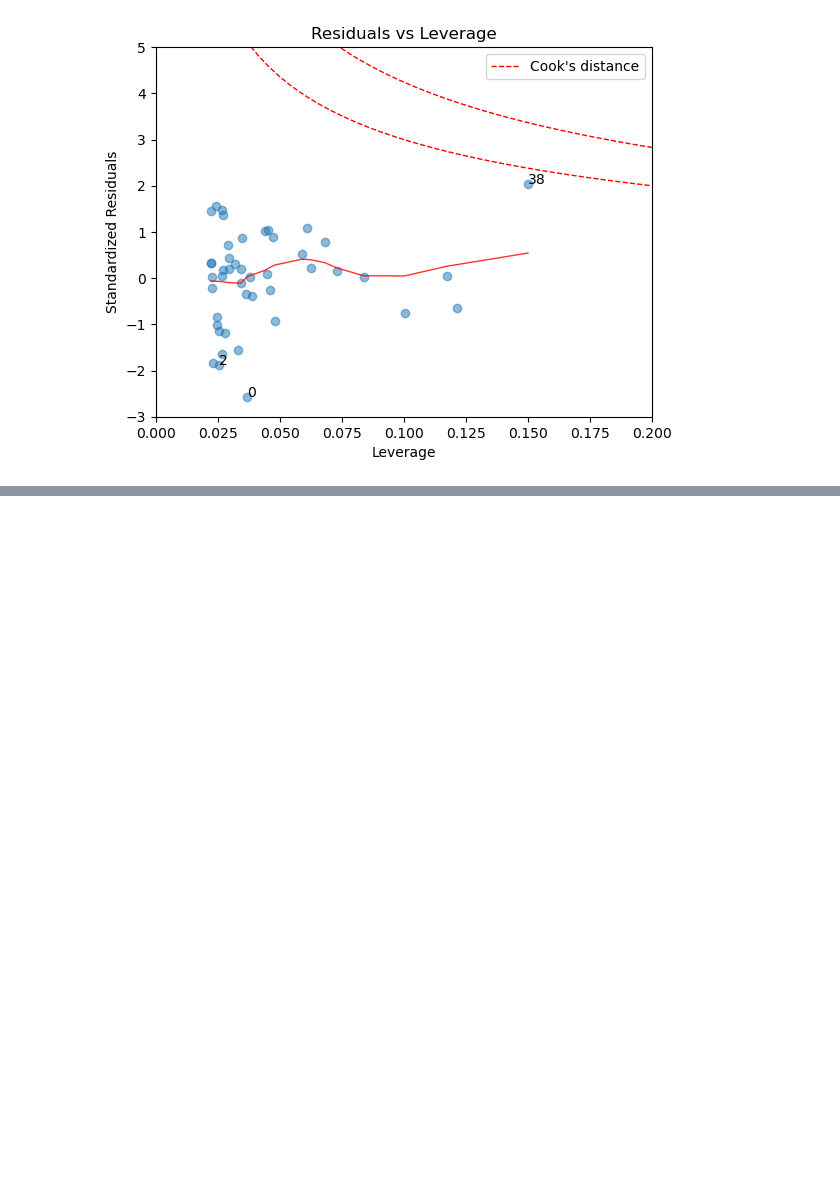
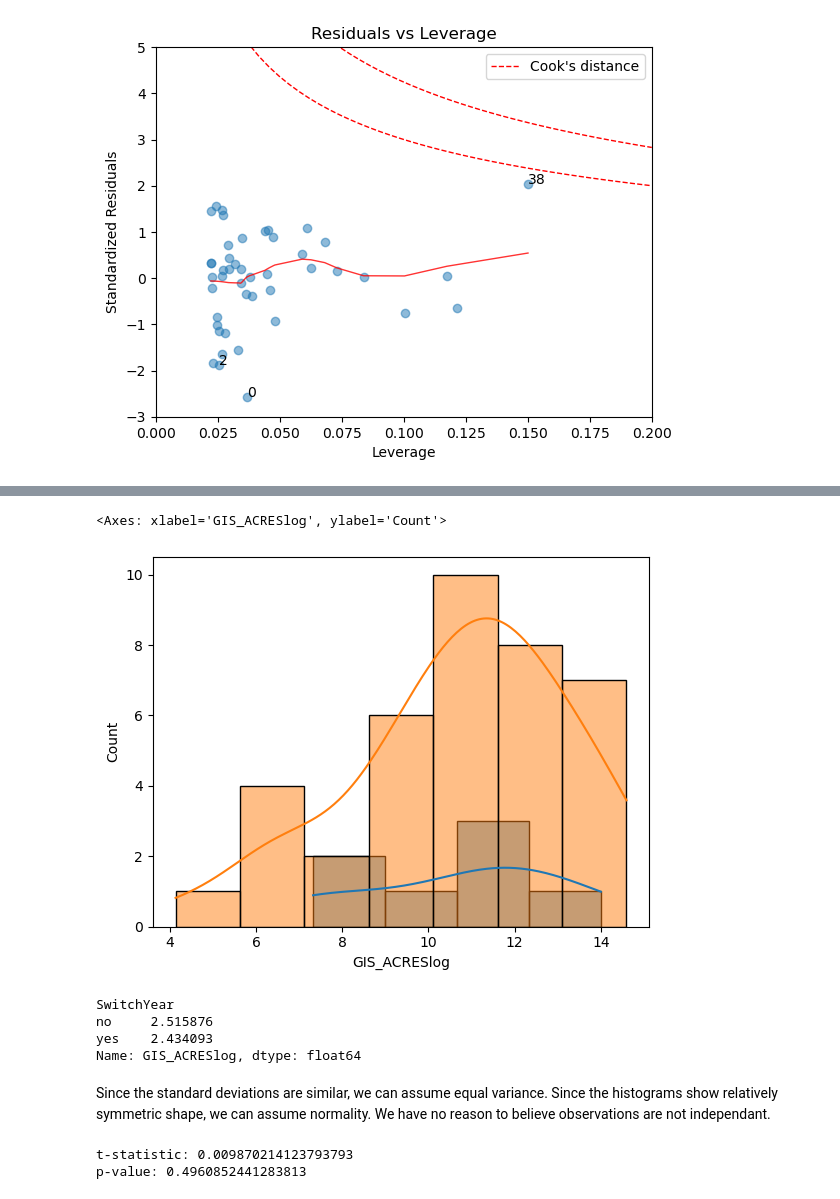
Before and after one commit to MitchellGriffin/GPHY491Project, a Jupyter notebook: ProjectCode.ipynb, the cells around one changed output, grey strips where cells are left out. Saved outputs shown, nothing was run; the diff lists cells and outputs as text; code cells hidden in the pictures; blank space fills up the shorter version.

Commit message:
finished t test

```diff
--- a/ProjectCode.ipynb
+++ b/ProjectCode.ipynb
@@ -342,0 +392,29 @@ Notes:
+# %%
+# histrograms
+switch = ENSOfire[ENSOfire['SwitchYear'] == 'yes']
+nonswitch = ENSOfire[ENSOfire['SwitchYear'] == 'no']
+sns.histplot(data=switch, x='GIS_ACRESlog', kde=True)
+sns.histplot(data=nonswitch, x='GIS_ACRESlog', kde=True)
+# %% [output]
+<Axes: xlabel='GIS_ACRESlog', ylabel='Count'>
+[figure, added]
+# %%
+std = ENSOfire.groupby('SwitchYear')['GIS_ACRESlog'].std()
+std
+# %% [output]
+SwitchYear
+no     2.515876
+yes    2.434093
+Name: GIS_ACRESlog, dtype: float64
+# %% [markdown]
+Since the standard deviations are similar, we can assume equal variance. Since the histograms show relatively symmetric shape, we can assume normality. We have no reason to believe observations are not independant.
+# %%
+# Perform t test
+t_stat, p_val = stats.ttest_ind(switch['GIS_ACRESlog'], nonswitch['GIS_ACRESlog'], alternative='greater')
+
+# Print the t-statistic and p-value
+print(f"t-statistic: {t_stat}")
+print(f"p-value: {p_val}")
+# %% [output]
+t-statistic: 0.009870214123793793
+p-value: 0.4960852441283813
```
Also changed, not shown: parts of 13 cells of this notebook.
